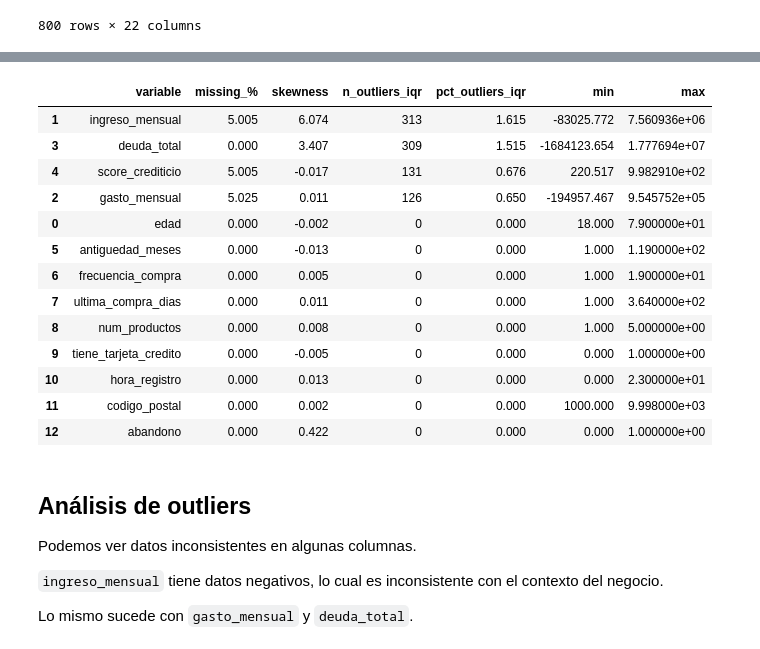
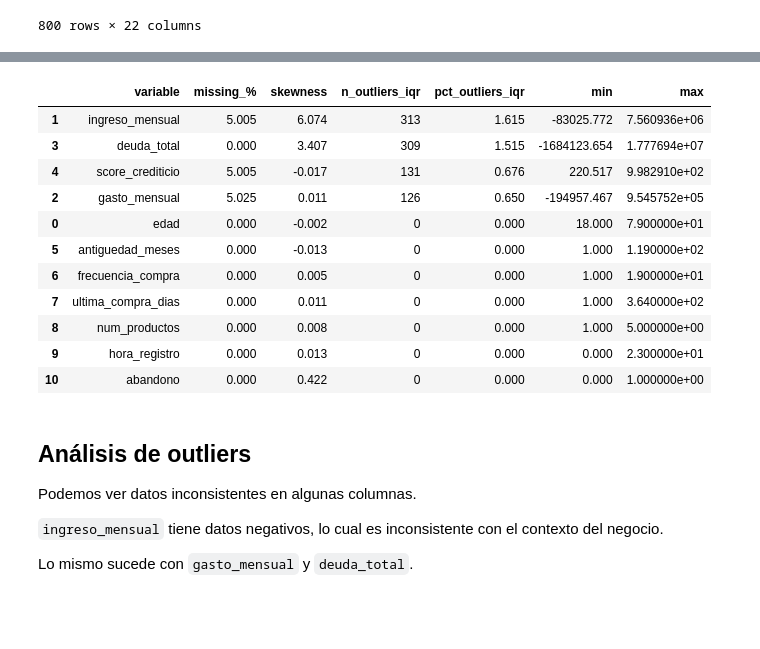
Before and after one commit to francarrascoo/Programaci-n-para-la-ciencia-de-datos, a Jupyter notebook: notebooks/notebook.ipynb, the cells around one changed output, grey strips where cells are left out. Cells and saved outputs as stored; diff of their text form; code cells hidden in the pictures; blank space fills up the shorter version.

```diff
--- a/notebooks/notebook.ipynb
+++ b/notebooks/notebook.ipynb
@@ -112,7 +147,7 @@ Primero se revisan **todas** las variables numéricas del dataset y luego, con b
 # %%
-# Diagnóstico completo de TODAS las variables numéricas
+# Diagnóstico completo de las variables numéricas (excluyendo id_cliente, tiene_tarjeta_credito, codigo_postal)
 numeric_cols_all = data.select_dtypes(include=[np.number]).columns.tolist()
-numeric_cols_analisis = [col for col in numeric_cols_all if col != "id_cliente"]
+numeric_cols_analisis = [col for col in numeric_cols_all if col != "id_cliente" and col != "tiene_tarjeta_credito" and col != "codigo_postal"]
 
 resumen_numericas = []
 for col in numeric_cols_analisis:
@@ -125,37 +160,36 @@ for col in numeric_cols_analisis:
     n_out = ((serie < lim_inf) | (serie > lim_sup)).sum()
 
     resumen_numericas.append(
         {
             "variable": col, # Nombre de la columna a analizar.
             "missing_%": data[col].isna().mean() * 100, # Calcula el porcentaje exacto de datos faltantes (nulos o NaN) en esa columna.
             "skewness": serie.skew(), # Mide la asimetría (skewness) de la distribución de tus datos.
             "n_outliers_iqr": int(n_out), # La cantidad total de valores atípicos (outliers) detectados en esa columna.
             "pct_outliers_iqr": (n_out / len(serie) * 100) if len(serie) else np.nan, # El porcentaje que representan esos valores atípicos respecto al total de registros de la columna.
             "min": serie.min(),
             "max": serie.max(),
         }
     )
 
 resumen_numericas = pd.DataFrame(resumen_numericas).sort_values(
     by="pct_outliers_iqr", ascending=False
 )
 
+
 resumen_numericas.round(3)
 # %% [output]
 |  | variable | missing_% | skewness | n_outliers_iqr | pct_outliers_iqr | min | max |
 | 1 | ingreso_mensual | 5.005 | 6.074 | 313 | 1.615 | -83025.772 | 7.560936e+06 |
 | 3 | deuda_total | 0.000 | 3.407 | 309 | 1.515 | -1684123.654 | 1.777694e+07 |
 | 4 | score_crediticio | 5.005 | -0.017 | 131 | 0.676 | 220.517 | 9.982910e+02 |
 | 2 | gasto_mensual | 5.025 | 0.011 | 126 | 0.650 | -194957.467 | 9.545752e+05 |
 | 0 | edad | 0.000 | -0.002 | 0 | 0.000 | 18.000 | 7.900000e+01 |
 | 5 | antiguedad_meses | 0.000 | -0.013 | 0 | 0.000 | 1.000 | 1.190000e+02 |
 | 6 | frecuencia_compra | 0.000 | 0.005 | 0 | 0.000 | 1.000 | 1.900000e+01 |
 | 7 | ultima_compra_dias | 0.000 | 0.011 | 0 | 0.000 | 1.000 | 3.640000e+02 |
 | 8 | num_productos | 0.000 | 0.008 | 0 | 0.000 | 1.000 | 5.000000e+00 |
-| 9 | tiene_tarjeta_credito | 0.000 | -0.005 | 0 | 0.000 | 0.000 | 1.000000e+00 |
-| 10 | hora_registro | 0.000 | 0.013 | 0 | 0.000 | 0.000 | 2.300000e+01 |
-| 11 | codigo_postal | 0.000 | 0.002 | 0 | 0.000 | 1000.000 | 9.998000e+03 |
-| 12 | abandono | 0.000 | 0.422 | 0 | 0.000 | 0.000 | 1.000000e+00 |
+| 9 | hora_registro | 0.000 | 0.013 | 0 | 0.000 | 0.000 | 2.300000e+01 |
+| 10 | abandono | 0.000 | 0.422 | 0 | 0.000 | 0.000 | 1.000000e+00 |
 # %% [markdown]
 ## Análisis de outliers
 
```
Also changed, not shown: parts of 29 cells of this notebook, 11 other files.
